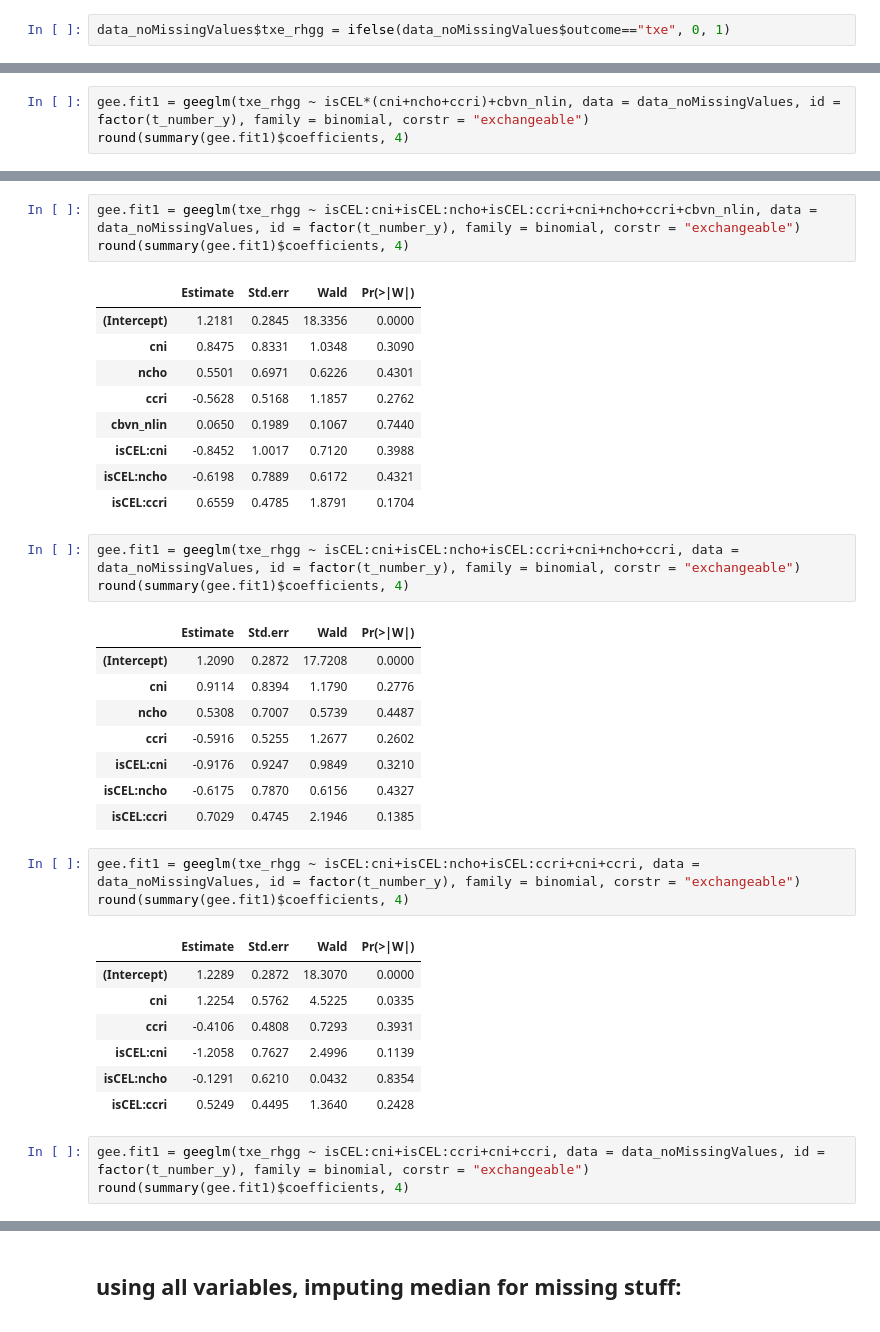
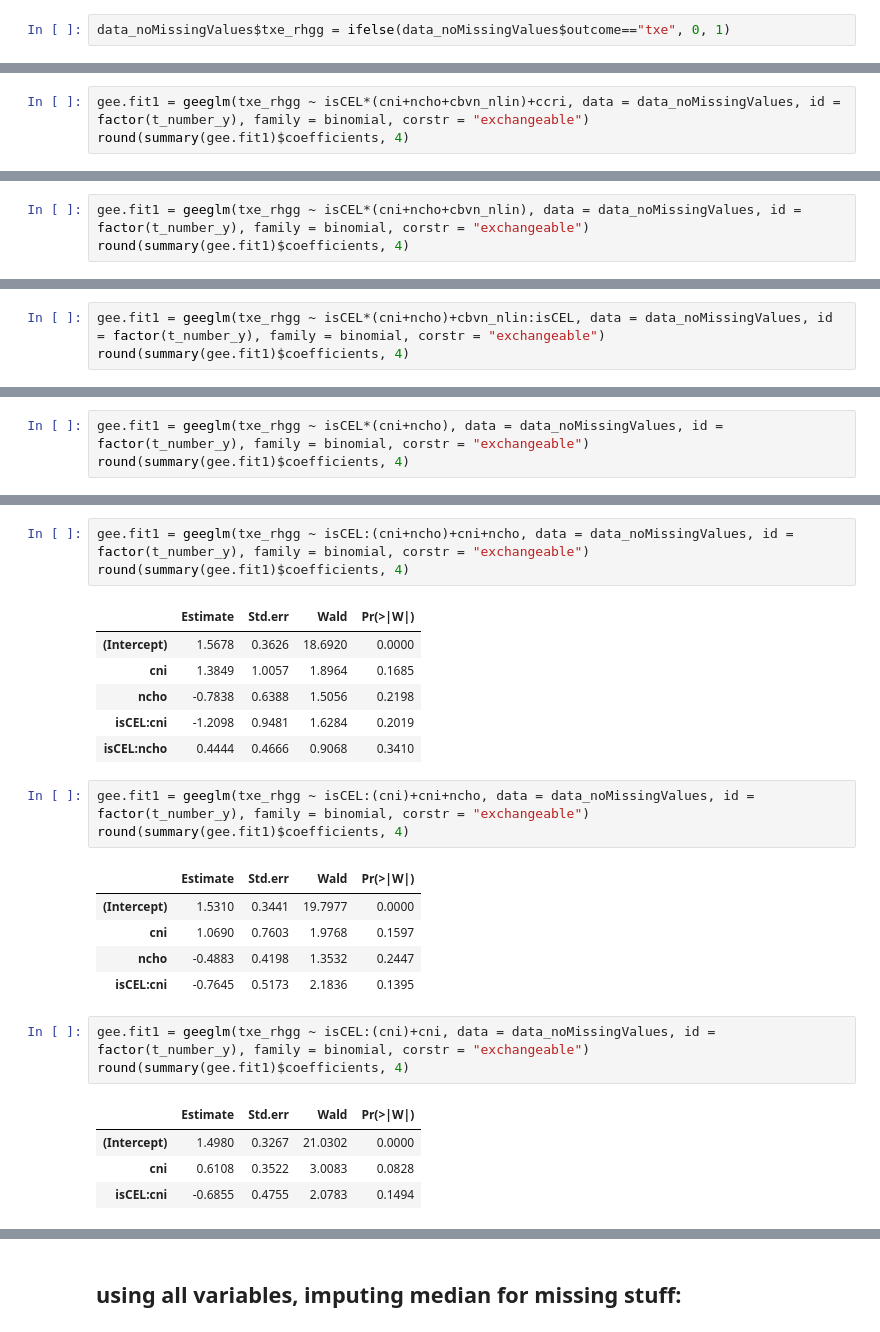
Before and after one commit to julclu/MP_MRI_Final, a Jupyter notebook: AnalyzeData/ML_TxEvsrHGG/GEE_BackwardStepwise.ipynb, the cells around one changed output, grey strips where cells are left out. Saved outputs shown, nothing was run; the diff lists cells and outputs as text.

```diff
--- a/AnalyzeData/ML_TxEvsrHGG/TxEvrHGG_GEE_AllSigVariables.ipynb
+++ b/AnalyzeData/ML_TxEvsrHGG/GEE_BackwardStepwise.ipynb
@@ -95,0 +112,3 @@ round(summary(gee.fit1)$coefficients, 4)
+# %%
+gee.fit1 = geeglm(txe_rhgg ~ isCEL*(cni+ncho+cbvn_nlin)+ccri, data = data_noMissingValues, id = factor(t_number_y), family = binomial, corstr = "exchangeable")
+round(summary(gee.fit1)$coefficients, 4)
@@ -96,5 +126,5 @@ round(summary(gee.fit1)$coefficients, 4)
 # %%
-gee.fit1 = geeglm(txe_rhgg ~ isCEL*(cni+ncho+ccri)+cbvn_nlin, data = data_noMissingValues, id = factor(t_number_y), family = binomial, corstr = "exchangeable")
+gee.fit1 = geeglm(txe_rhgg ~ isCEL*(cni+ncho+cbvn_nlin), data = data_noMissingValues, id = factor(t_number_y), family = binomial, corstr = "exchangeable")
 round(summary(gee.fit1)$coefficients, 4)
 # %% [output]
 |  | Estimate | Std.err | Wald | Pr(>|W|) |
@@ -109,0 +139,3 @@ round(summary(gee.fit1)$coefficients, 4)
+# %%
+gee.fit1 = geeglm(txe_rhgg ~ isCEL*(cni+ncho)+cbvn_nlin:isCEL, data = data_noMissingValues, id = factor(t_number_y), family = binomial, corstr = "exchangeable")
+round(summary(gee.fit1)$coefficients, 4)
@@ -109,0 +151,3 @@ round(summary(gee.fit1)$coefficients, 4)
+# %%
+gee.fit1 = geeglm(txe_rhgg ~ isCEL*(cni+ncho), data = data_noMissingValues, id = factor(t_number_y), family = binomial, corstr = "exchangeable")
+round(summary(gee.fit1)$coefficients, 4)
@@ -110,39 +162,27 @@ round(summary(gee.fit1)$coefficients, 4)
 # %%
-gee.fit1 = geeglm(txe_rhgg ~ isCEL:cni+isCEL:ncho+isCEL:ccri+cni+ncho+ccri+cbvn_nlin, data = data_noMissingValues, id = factor(t_number_y), family = binomial, corstr = "exchangeable")
+gee.fit1 = geeglm(txe_rhgg ~ isCEL:(cni+ncho)+cni+ncho, data = data_noMissingValues, id = factor(t_number_y), family = binomial, corstr = "exchangeable")
 round(summary(gee.fit1)$coefficients, 4)
 # %% [output]
 |  | Estimate | Std.err | Wald | Pr(>|W|) |
-| (Intercept) | 1.2181 | 0.2845 | 18.3356 | 0.0000 |
-| cni | 0.8475 | 0.8331 | 1.0348 | 0.3090 |
-| ncho | 0.5501 | 0.6971 | 0.6226 | 0.4301 |
-| ccri | -0.5628 | 0.5168 | 1.1857 | 0.2762 |
-| cbvn_nlin | 0.0650 | 0.1989 | 0.1067 | 0.7440 |
-| isCEL:cni | -0.8452 | 1.0017 | 0.7120 | 0.3988 |
-| isCEL:ncho | -0.6198 | 0.7889 | 0.6172 | 0.4321 |
-| isCEL:ccri | 0.6559 | 0.4785 | 1.8791 | 0.1704 |
+| (Intercept) | 1.5678 | 0.3626 | 18.6920 | 0.0000 |
+| cni | 1.3849 | 1.0057 | 1.8964 | 0.1685 |
+| ncho | -0.7838 | 0.6388 | 1.5056 | 0.2198 |
+| isCEL:cni | -1.2098 | 0.9481 | 1.6284 | 0.2019 |
+| isCEL:ncho | 0.4444 | 0.4666 | 0.9068 | 0.3410 |
 # %%
-gee.fit1 = geeglm(txe_rhgg ~ isCEL:cni+isCEL:ncho+isCEL:ccri+cni+ncho+ccri, data = data_noMissingValues, id = factor(t_number_y), family = binomial, corstr = "exchangeable")
+gee.fit1 = geeglm(txe_rhgg ~ isCEL:(cni)+cni+ncho, data = data_noMissingValues, id = factor(t_number_y), family = binomial, corstr = "exchangeable")
 round(summary(gee.fit1)$coefficients, 4)
 # %% [output]
 |  | Estimate | Std.err | Wald | Pr(>|W|) |
-| (Intercept) | 1.2090 | 0.2872 | 17.7208 | 0.0000 |
-| cni | 0.9114 | 0.8394 | 1.1790 | 0.2776 |
-| ncho | 0.5308 | 0.7007 | 0.5739 | 0.4487 |
-| ccri | -0.5916 | 0.5255 | 1.2677 | 0.2602 |
-| isCEL:cni | -0.9176 | 0.9247 | 0.9849 | 0.3210 |
-| isCEL:ncho | -0.6175 | 0.7870 | 0.6156 | 0.4327 |
-| isCEL:ccri | 0.7029 | 0.4745 | 2.1946 | 0.1385 |
+| (Intercept) | 1.5310 | 0.3441 | 19.7977 | 0.0000 |
+| cni | 1.0690 | 0.7603 | 1.9768 | 0.1597 |
+| ncho | -0.4883 | 0.4198 | 1.3532 | 0.2447 |
+| isCEL:cni | -0.7645 | 0.5173 | 2.1836 | 0.1395 |
 # %%
-gee.fit1 = geeglm(txe_rhgg ~ isCEL:cni+isCEL:ncho+isCEL:ccri+cni+ccri, data = data_noMissingValues, id = factor(t_number_y), family = binomial, corstr = "exchangeable")
+gee.fit1 = geeglm(txe_rhgg ~ isCEL:(cni)+cni, data = data_noMissingValues, id = factor(t_number_y), family = binomial, corstr = "exchangeable")
 round(summary(gee.fit1)$coefficients, 4)
 # %% [output]
 |  | Estimate | Std.err | Wald | Pr(>|W|) |
-| (Intercept) | 1.2289 | 0.2872 | 18.3070 | 0.0000 |
-| cni | 1.2254 | 0.5762 | 4.5225 | 0.0335 |
-| ccri | -0.4106 | 0.4808 | 0.7293 | 0.3931 |
-| isCEL:cni | -1.2058 | 0.7627 | 2.4996 | 0.1139 |
-| isCEL:ncho | -0.1291 | 0.6210 | 0.0432 | 0.8354 |
-| isCEL:ccri | 0.5249 | 0.4495 | 1.3640 | 0.2428 |
+| (Intercept) | 1.4980 | 0.3267 | 21.0302 | 0.0000 |
+| cni | 0.6108 | 0.3522 | 3.0083 | 0.0828 |
+| isCEL:cni | -0.6855 | 0.4755 | 2.0783 | 0.1494 |
-# %%
-gee.fit1 = geeglm(txe_rhgg ~ isCEL:cni+isCEL:ccri+cni+ccri, data = data_noMissingValues, id = factor(t_number_y), family = binomial, corstr = "exchangeable")
-round(summary(gee.fit1)$coefficients, 4)
```
Also changed, not shown: parts of 16 cells of this notebook, 11 other files.
